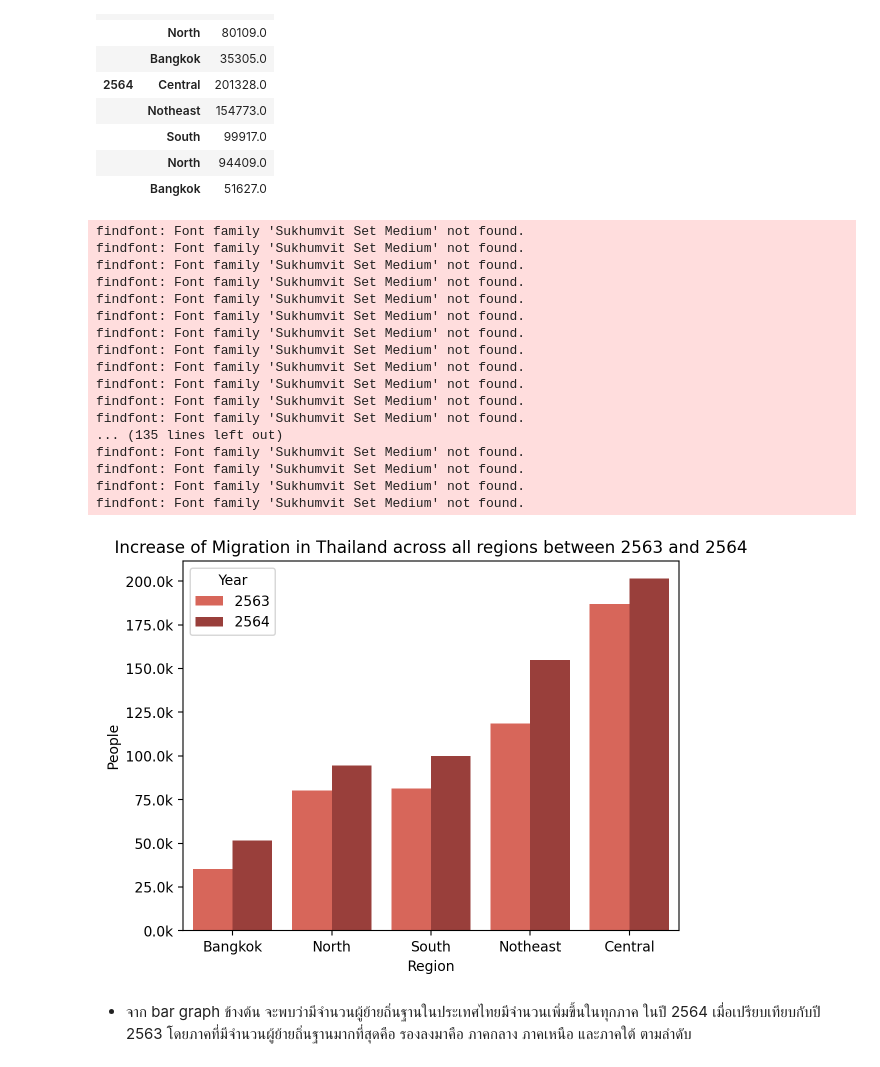
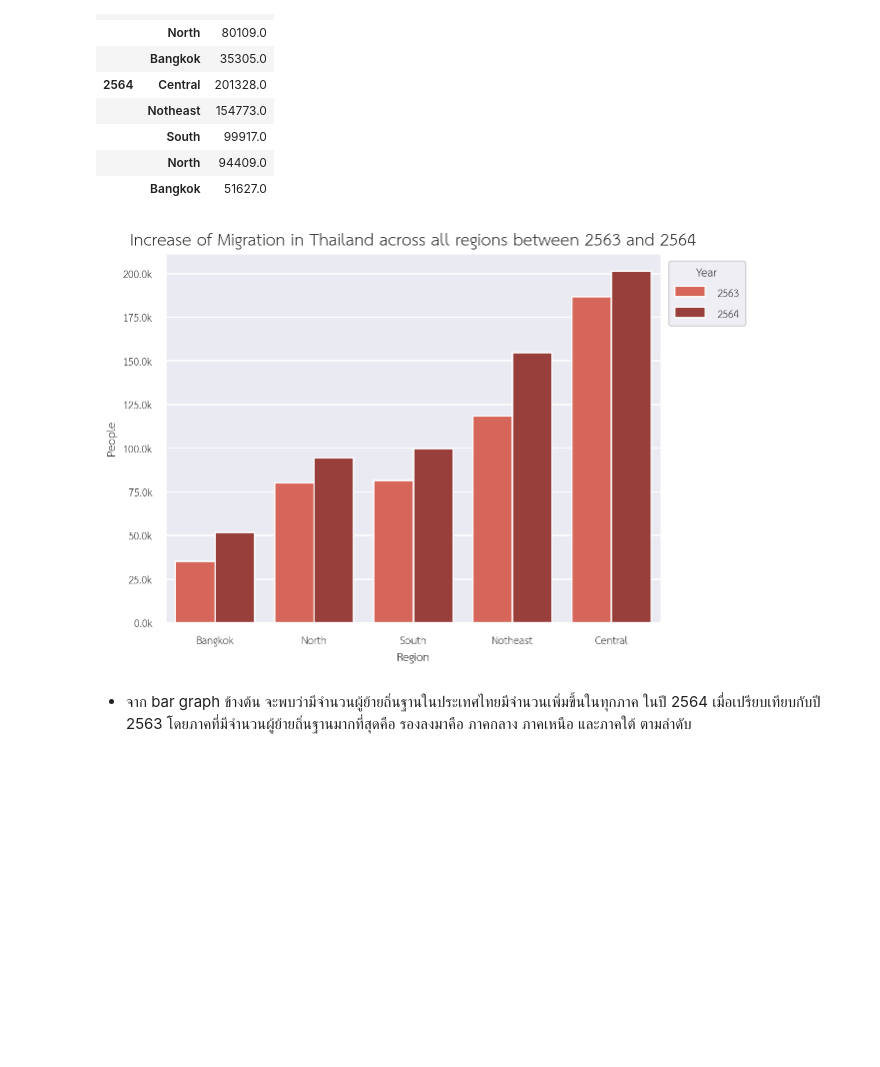
Before and after one commit to Zylink2/Machine_Learning_Project_2, a Jupyter notebook: notebook3.ipynb, the cells around one changed output. Drawn from its saved outputs; the diff is of its cells as text; code cells hidden in the pictures; blank space fills up the shorter version.

```diff
--- a/notebook3.ipynb
+++ b/notebook3.ipynb
@@ -72,7 +72,8 @@ import re
 import io
 %matplotlib inline
 %config InlineBackend.figure_format = 'retina'
-plt.rcParams['font.family'] = 'Sukhumvit Set'
+plt.rcParams['font.family'] = 'TH Sarabun New'
+sns.set_theme(font='TH Sarabun New')
 # %% [markdown]
 ## ข้อมูลการย้ายถิ่นฐาน แบ่งตามเหตุผลที่ย้ายและภูมิภาคที่ย้ายไป
 
@@ -461,37 +462,21 @@ df.sort_values(by=['Year','People'], ascending=[True, False])
 # %%
 order = reasons_6364[reasons_6364['Year'] == '2564'].groupby('Region')['People'].sum().sort_values().index.tolist()
 
 migrate_region = sns.barplot(
     data = reasons_6364,
     order = order,
     hue="Year",
     x="Region",
     y="People",
     errorbar=None,
     palette="Reds_d",
     estimator=sum)
 
 migrate_region.yaxis.set_major_formatter(ticker.FuncFormatter(lambda x, pos: f"{x/1000:,.1f}k"))
-plt.title("Increase of Migration in Thailand across all regions between 2563 and 2564");
+plt.title("Increase of Migration in Thailand across all regions between 2563 and 2564", fontdict={'fontsize': 18})
+sns.move_legend(migrate_region, "upper left", bbox_to_anchor=(1, 1));
 # %% [output]
-findfont: Font family 'Sukhumvit Set Medium' not found.
-findfont: Font family 'Sukhumvit Set Medium' not found.
-findfont: Font family 'Sukhumvit Set Medium' not found.
-findfont: Font family 'Sukhumvit Set Medium' not found.
-findfont: Font family 'Sukhumvit Set Medium' not found.
-findfont: Font family 'Sukhumvit Set Medium' not found.
-findfont: Font family 'Sukhumvit Set Medium' not found.
-findfont: Font family 'Sukhumvit Set Medium' not found.
-findfont: Font family 'Sukhumvit Set Medium' not found.
-findfont: Font family 'Sukhumvit Set Medium' not found.
-findfont: Font family 'Sukhumvit Set Medium' not found.
-findfont: Font family 'Sukhumvit Set Medium' not found.
-... (135 lines left out)
-findfont: Font family 'Sukhumvit Set Medium' not found.
-findfont: Font family 'Sukhumvit Set Medium' not found.
-findfont: Font family 'Sukhumvit Set Medium' not found.
-findfont: Font family 'Sukhumvit Set Medium' not found.
-[figure, old version]
+[figure, new version]
 # %% [markdown]
 * จาก  bar graph ข้างต้น จะพบว่ามีจำนวนผู้ย้ายถิ่นฐานในประเทศไทยมีจำนวนเพิ่มขึ้นในทุกภาค ในปี 2564 เมื่อเปรียบเทียบกับปี 2563 โดยภาคที่มีจำนวนผู้ย้ายถิ่นฐานมากที่สุดคือ  รองลงมาคือ ภาคกลาง ภาคเหนือ และภาคใต้ ตามลำดับ
 # %%
```
Also changed, not shown: parts of 5 cells of this notebook.
